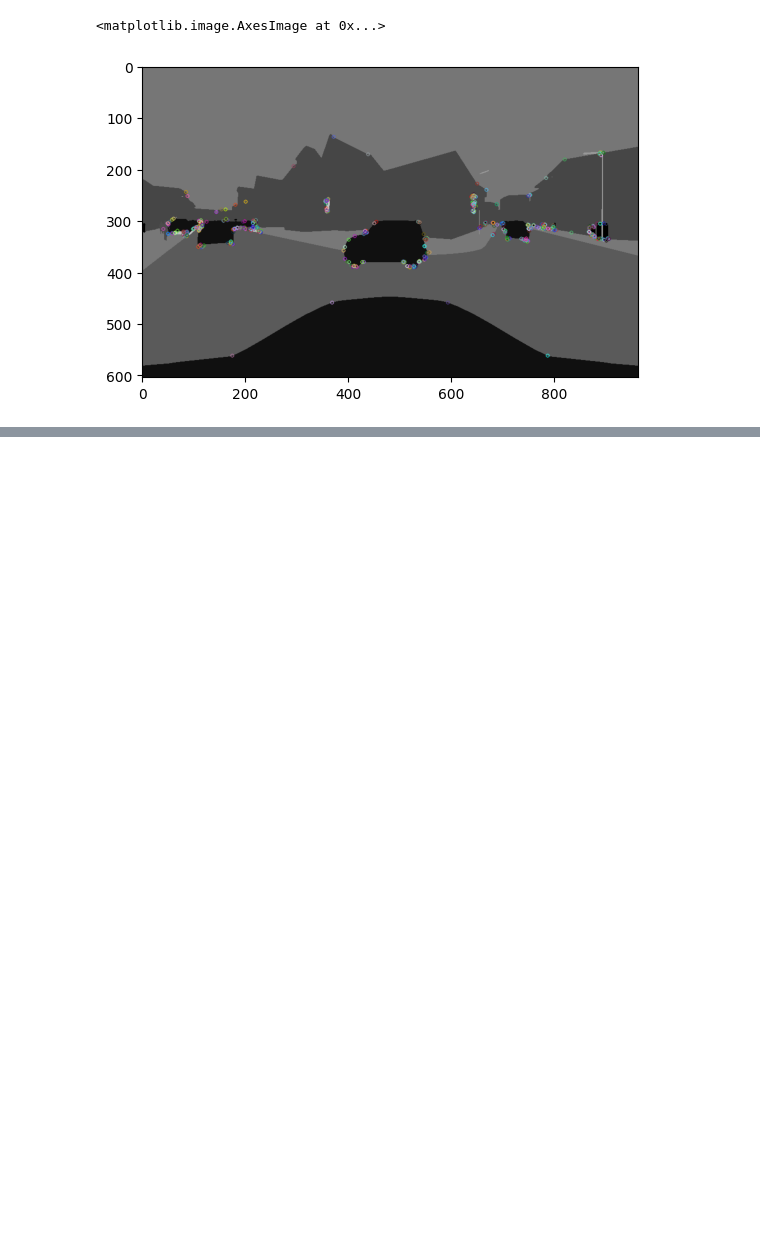
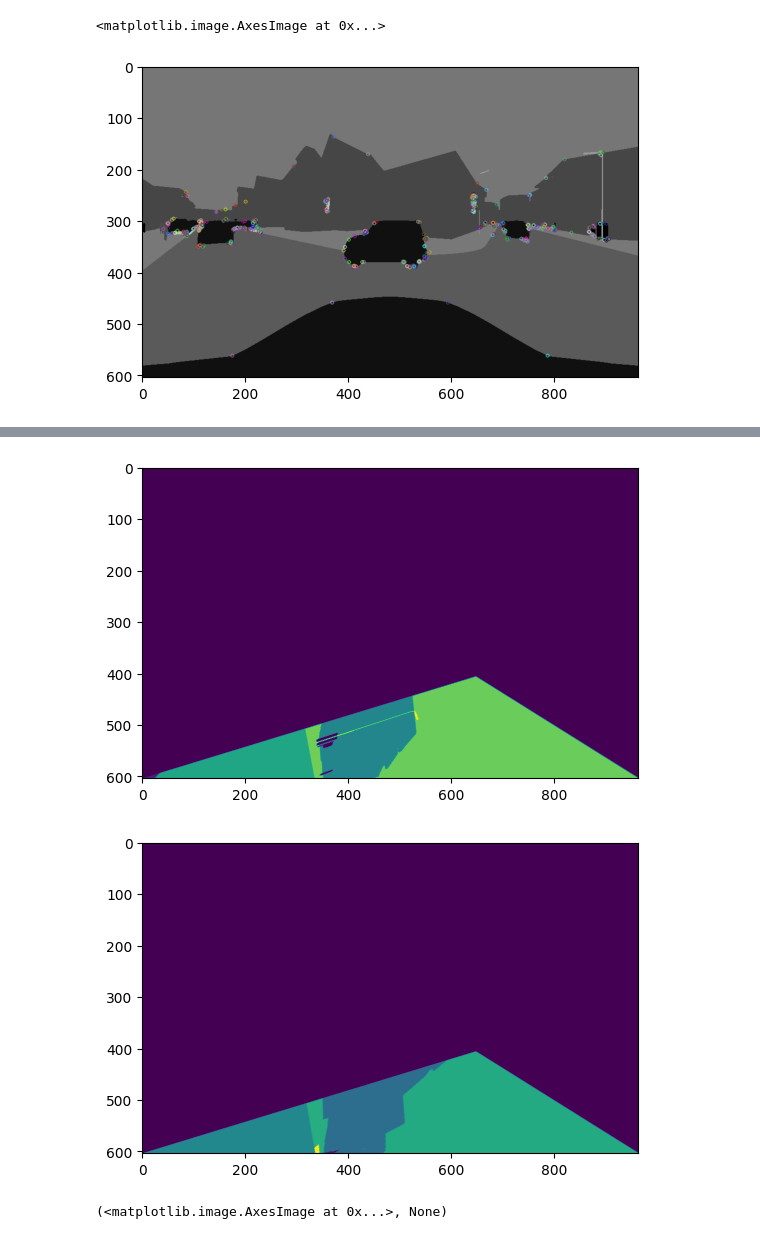
Before and after one commit to wuyasan/CVFinalProject, a Jupyter notebook: notebooks/orb.ipynb, the cells around one changed output, grey strips where cells are left out. Drawn from its saved outputs; the diff is of its cells as text; code cells hidden in the pictures; blank space fills up the shorter version.

```diff
--- a/notebooks/orb.ipynb
+++ b/notebooks/orb.ipynb
@@ -81 +81,42 @@ plt.imshow(transformed_img), plt.show()
 (<matplotlib.image.AxesImage at 0x...>, None)
+# %%
+def warp_perspective(img_in):
+    # load the image
+    img = img_in
+
+    # specify the size of the output image
+    h, w = img.shape[:2]
+
+    # define source points - corners of the region we want to transform
+    src = np.float32([
+        [0 , 0],  # Top-left point
+        [0 , w ],  # Top-right point
+        [w , h],        # Bottom-left point
+        [h , 0]         # Bottom-right point
+    ])
+
+    # define corresponding points in the output image
+    dst = np.float32([
+        [0, 0],            # Map to top-left corner
+        [w, 0],            # Map to top-right corner
+        [0, h],            # Map to bottom-left corner
+        [w, h]             # Map to bottom-right corner
+    ])
+
+    # calculate the transformation matrix
+    M = cv2.getPerspectiveTransform(src, dst)
+
+    # apply the transformation
+    warped_image = cv2.warpPerspective(img, M, (w, h))
+
+    return warped_image
+# %%
+warp = warp_perspective(gray2)
+plt.imshow(warp), plt.show()
+
+warp2 = warp_perspective(gray1)
+plt.imshow(warp2), plt.show()
+# %% [output]
+[figure, added]
+[figure, added]
+(<matplotlib.image.AxesImage at 0x...>, None)
```
Also changed, not shown: parts of 3 cells of this notebook, 1 other file.
